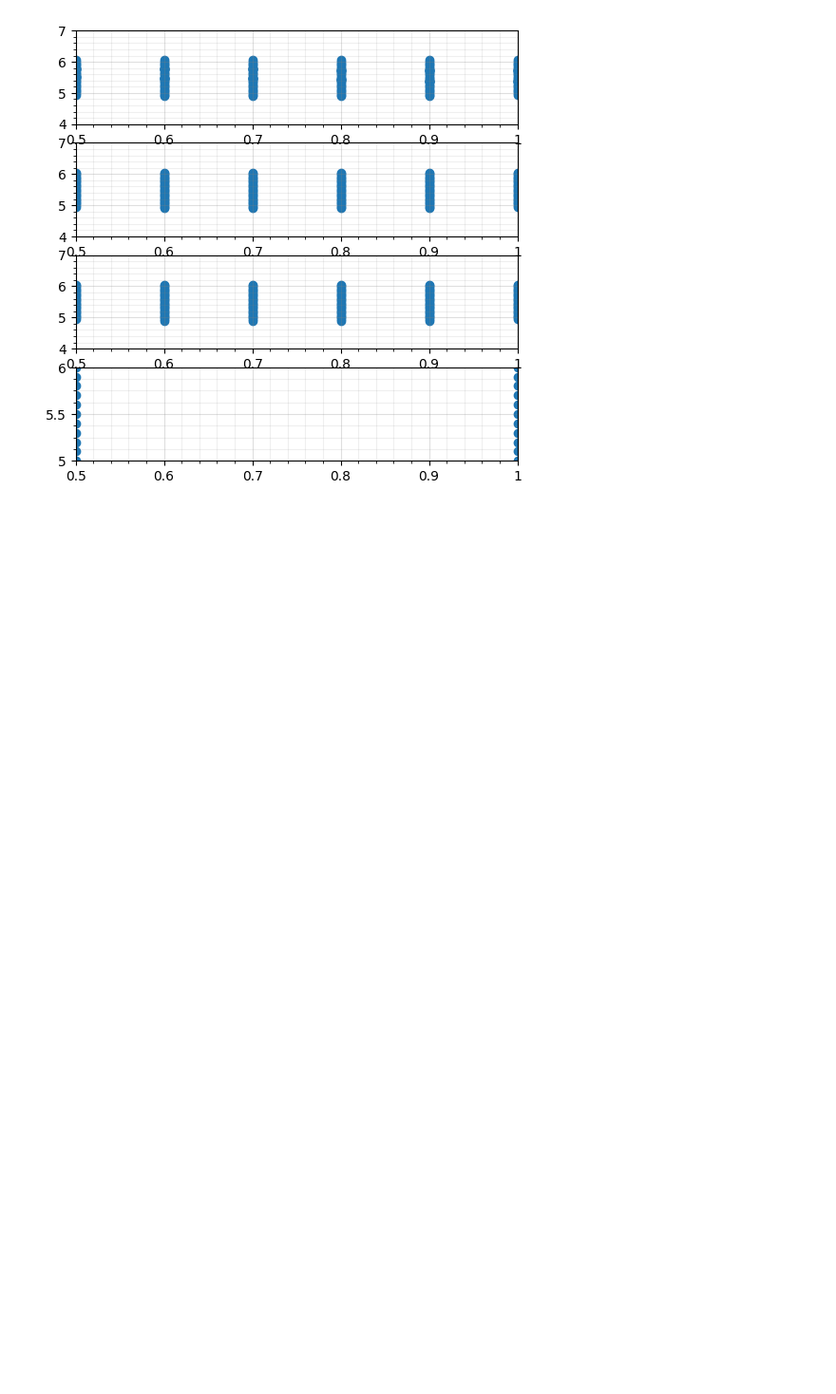
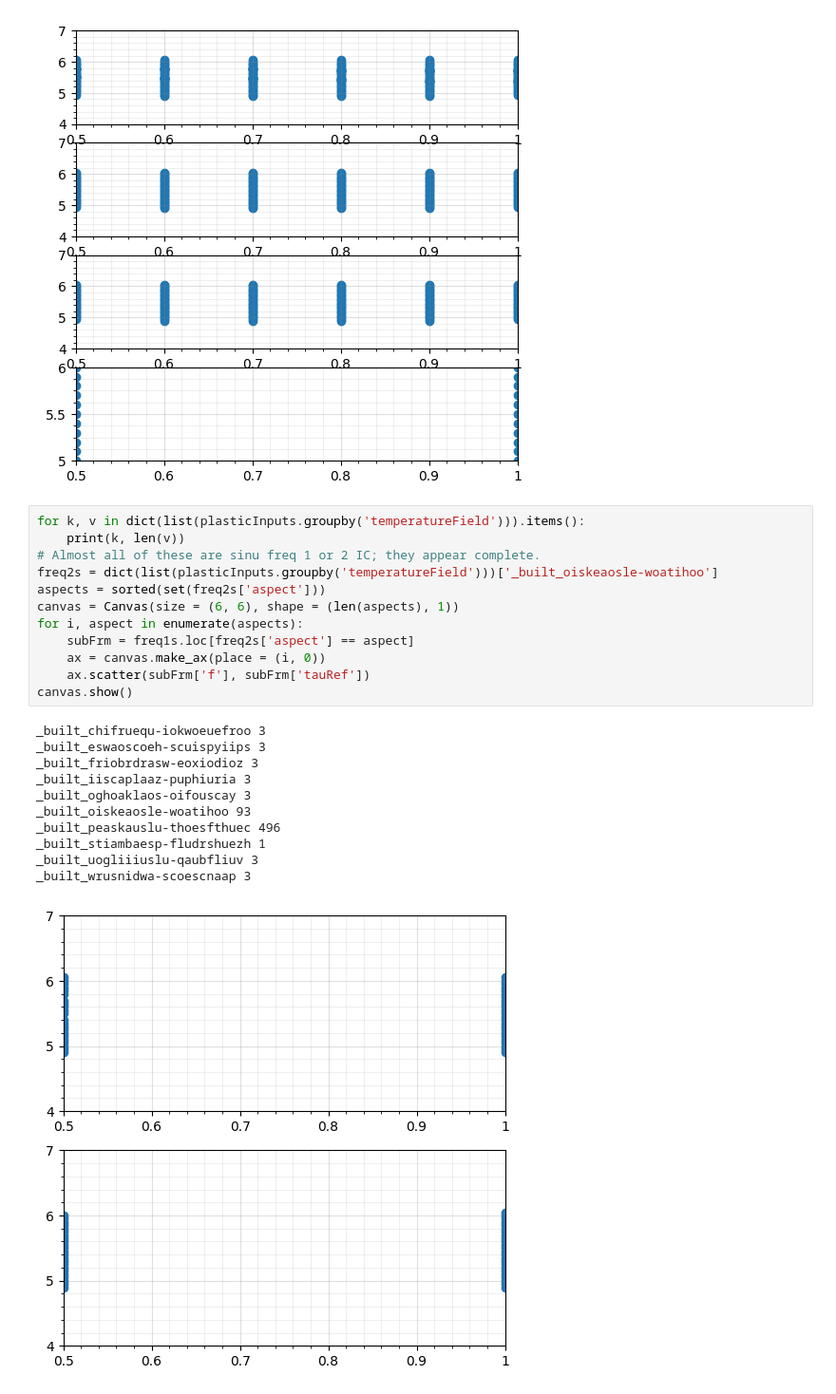
Before and after one commit to rsbyrne/thesis, a Jupyter notebook: analysis/overview.ipynb, the cells around one changed output. Shown at 95% size. Drawn from its saved outputs; the diff is of its cells as text; blank space fills up the shorter version.

```diff
--- a/analysis/overview.ipynb
+++ b/analysis/overview.ipynb
@@ -167,3 +95,27 @@ _built_stiambaesp-fludrshuezh 1
 _built_uogliiiuslu-qaubfliuv 3
 _built_wrusnidwa-scoescnaap 3
 [figure]
+# %%
+for k, v in dict(list(plasticInputs.groupby('temperatureField'))).items():
+    print(k, len(v))
+# Almost all of these are sinu freq 1 or 2 IC; they appear complete.
+freq2s = dict(list(plasticInputs.groupby('temperatureField')))['_built_oiskeaosle-woatihoo']
+aspects = sorted(set(freq2s['aspect']))
+canvas = Canvas(size = (6, 6), shape = (len(aspects), 1))
+for i, aspect in enumerate(aspects):
+    subFrm = freq1s.loc[freq2s['aspect'] == aspect]
+    ax = canvas.make_ax(place = (i, 0))
+    ax.scatter(subFrm['f'], subFrm['tauRef'])
+canvas.show()
+# %% [output]
+_built_chifruequ-iokwoeuefroo 3
+_built_eswaoscoeh-scuispyiips 3
+_built_friobrdrasw-eoxiodioz 3
+_built_iiscaplaaz-puphiuria 3
+_built_oghoaklaos-oifouscay 3
+_built_oiskeaosle-woatihoo 93
+_built_peaskauslu-thoesfthuec 496
+_built_stiambaesp-fludrshuezh 1
+_built_uogliiiuslu-qaubfliuv 3
+_built_wrusnidwa-scoescnaap 3
+[figure, added]
```
Also changed, not shown: parts of 6 cells of this notebook, 17 other files.
